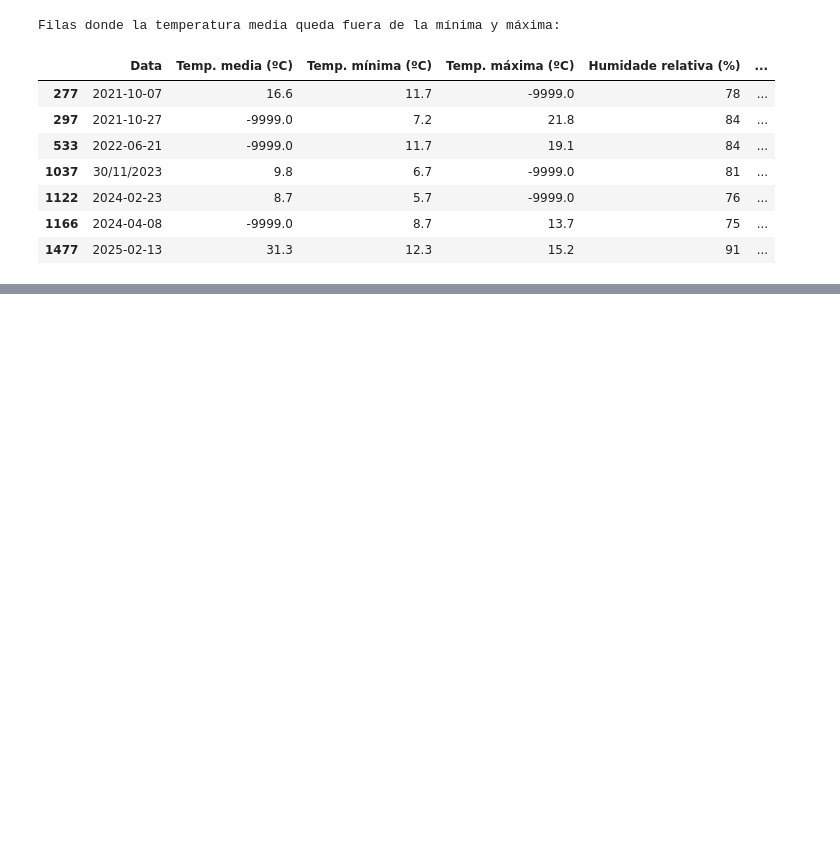
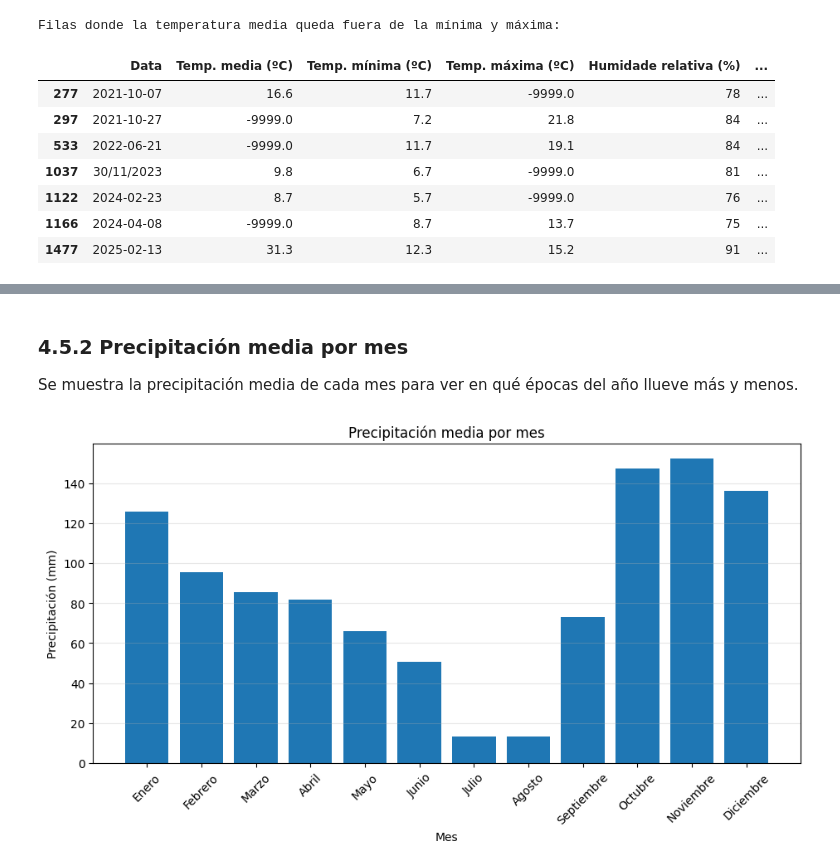
Before and after one commit to paulavargas9/p1-que-tempo-fixo, a Jupyter notebook: notebooks/01_pipeline_meteorologico.ipynb, the cells around one changed output, grey strips where cells are left out. Saved outputs shown, nothing was run; the diff lists cells and outputs as text; code cells hidden in the pictures; blank space fills up the shorter version.

```diff
--- a/notebooks/01_pipeline_meteorologico.ipynb
+++ b/notebooks/01_pipeline_meteorologico.ipynb
@@ -344,0 +780,25 @@ Filas donde la temperatura media queda fuera de la mínima y máxima:
+# %%
+# Resolver las fechas duplicadas
+
+columnas_agregacion = {
+    "Temp. media (ºC)": "mean",
+    "Temp. mínima (ºC)": "mean",
+    "Temp. máxima (ºC)": "mean",
+    "Humidade relativa (%)": "mean",
+    "Precipitación (mm)": "mean",
+    "Vento medio (km/h)": "mean",
+    "Presión (hPa)": "mean"
+}
+
+df_clean = (
+    df_clean
+    .groupby("Fecha", as_index=False)
+    .agg(columnas_agregacion)
+    .sort_values("Fecha")
+    .reset_index(drop=True)
+)
+
+print("Filas después de resolver duplicados:", len(df_clean))
+print("Fechas duplicadas restantes:", df_clean["Fecha"].duplicated().sum())
+print("Primera fecha:", df_clean["Fecha"].min())
+print("Última fecha:", df_clean["Fecha"].max())
@@ -344,0 +1123,21 @@ Filas donde la temperatura media queda fuera de la mínima y máxima:
+# %% [markdown]
+### 4.5.2 Precipitación media por mes
+
+Se muestra la precipitación media de cada mes para ver en qué épocas del año llueve más y menos.
+# %%
+plt.figure(figsize=(11, 5))
+
+plt.bar(
+    precipitacion_mensual.index,
+    precipitacion_mensual.values
+)
+
+plt.title("Precipitación media por mes")
+plt.xlabel("Mes")
+plt.ylabel("Precipitación (mm)")
+plt.xticks(rotation=45)
+plt.grid(axis="y", alpha=0.3)
+
+plt.show()
+# %% [output]
+[figure, added]
```
Also changed, not shown: parts of 88 cells of this notebook, 5 other files.
